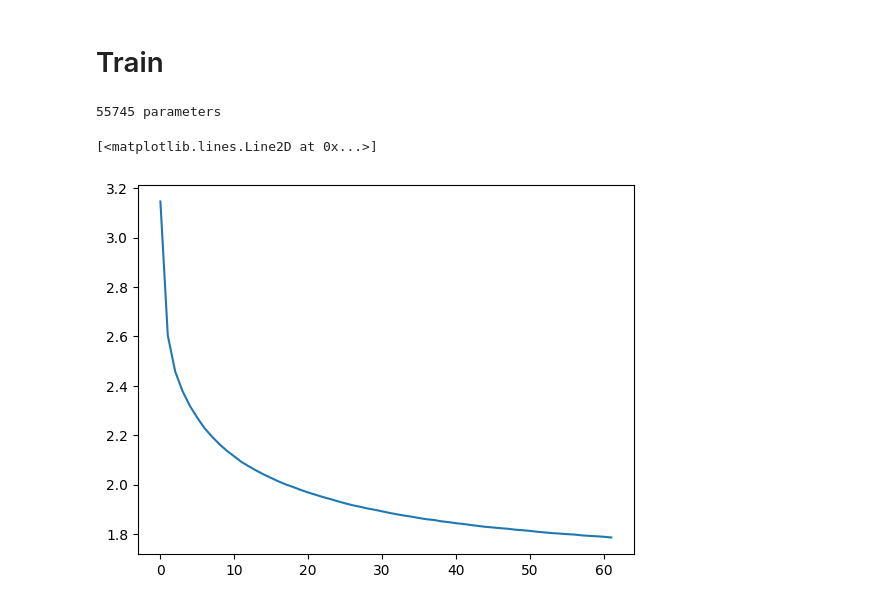
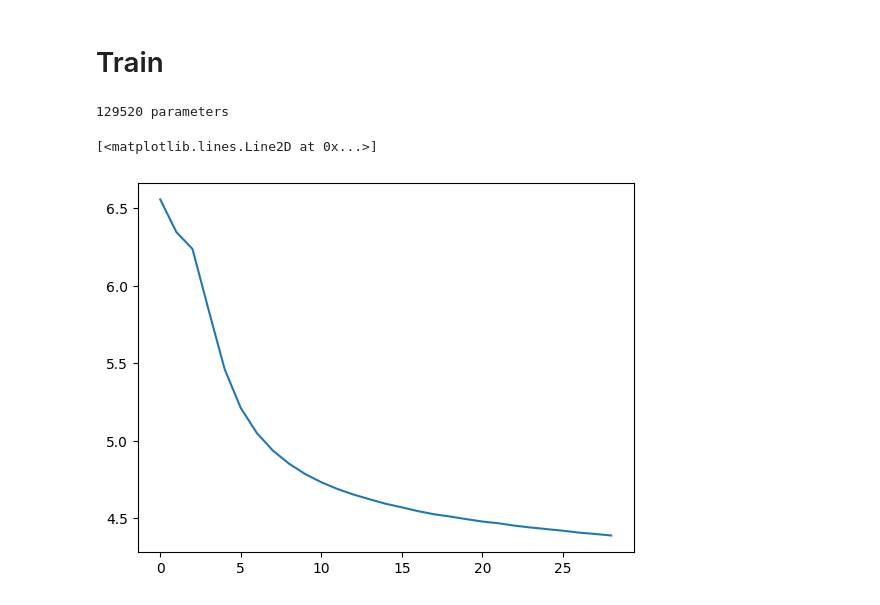
Before and after one commit to K-Grachev-2106756/hardcore_ml, a Jupyter notebook: nlp_transformer.ipynb, the cells around one changed output. Saved outputs shown, nothing was run; the diff lists cells and outputs as text; code cells hidden in the pictures.

Commit message:
tokenizer

```diff
--- a/nlp_transformer.ipynb
+++ b/nlp_transformer.ipynb
@@ -53,0 +142,4 @@ n = int(0.9 * len(data))
+# %%
+tokenizer = Tokenizer()
+
+tokenizer.fit(text)
@@ -219,47 +389,41 @@ class DecoderOnlyModel(nn.Module):
             return idx
 # %% [markdown]
 # Train
-# %%
-context_size = 32  # what is the maximum context length for predictions?
-batch_size = 256 # how many independent sequences will we process in parallel?
-emb_dim = 32
-n_blocks = 4
-dropout = 0.1
-
-
-model = DecoderOnlyModel(
-    vocab_size=vocab_size,
-    context_size=context_size,
-    emb_dim=emb_dim,
-    n_blocks=n_blocks,
-    dropout=dropout,
-).to(device)
-
-print(sum(p.numel() for p in model.parameters()), "parameters")
-
-train_dataset = RandomSequenceDataset(data[:n], context_size=context_size, length=n)
-val_dataset = RandomSequenceDataset(data[n:], context_size=context_size, length=len(data)-n)
-
-train_dataloader = torch.utils.data.DataLoader(
-    train_dataset,
-    batch_size=batch_size,
-    num_workers=0,          # используем 4 CPU-процесса для генерации данных
-    pin_memory=True         # ускоренная передача на GPU
-)
-
-val_dataloader = torch.utils.data.DataLoader(
-    val_dataset,
-    batch_size=batch_size,
-    num_workers=0,          # используем 4 CPU-процесса для генерации данных
-    pin_memory=True         # ускоренная передача на GPU
-)
-# %% [output]
-55745 parameters
+# %%
+context_size = 32  # what is the maximum context length for predictions?
+batch_size = 128 # how many independent sequences will we process in parallel?
+emb_dim = 32
+n_blocks = 4
+dropout = 0.15
+
+tokenizer = Tokenizer("./data/tokenizer.json")
+vocab_size = len(tokenizer.vocab)
+data = torch.tensor(tokenizer.encode(text))
+n = int(0.9 * len(data))
+
+train_dataset = RandomSequenceDataset(data[:n], context_size=context_size, length=n)
+val_dataset = RandomSequenceDataset(data[n:], context_size=context_size, length=len(data)-n)
+
+dataloader_params = {"batch_size": batch_size, "num_workers": 0, "pin_memory": True}
+train_dataloader = torch.utils.data.DataLoader(train_dataset, **dataloader_params)
+val_dataloader = torch.utils.data.DataLoader(val_dataset, **dataloader_params)
+
+model = DecoderOnlyModel(
+    vocab_size=vocab_size,
+    context_size=context_size,
+    emb_dim=emb_dim,
+    n_blocks=n_blocks,
+    dropout=dropout,
+).to(device)
+
+print(sum(p.numel() for p in model.parameters()), "parameters")
+# %% [output]
+129520 parameters
 # %%
 from tqdm import tqdm
 
 
-epoches = 100
+epoches = 25
 
 optim = torch.optim.AdamW(model.parameters(), lr=1e-4)
 
@@ -297,9 +461,9 @@ for epoch in range(epoches):
 # %%
 import matplotlib.pyplot as plt
 
-plt.plot(torch.tensor(train_lossi[:62000]).view(-1, 1000).mean(1))
+plt.plot(torch.tensor(train_lossi[:29000]).view(-1, 1000).mean(1))
 # %% [output]
 [<matplotlib.lines.Line2D at 0x...>]
-[figure, old version]
+[figure, new version]
 # %%
 print(
```
Also changed, not shown: parts of 12 cells of this notebook.
